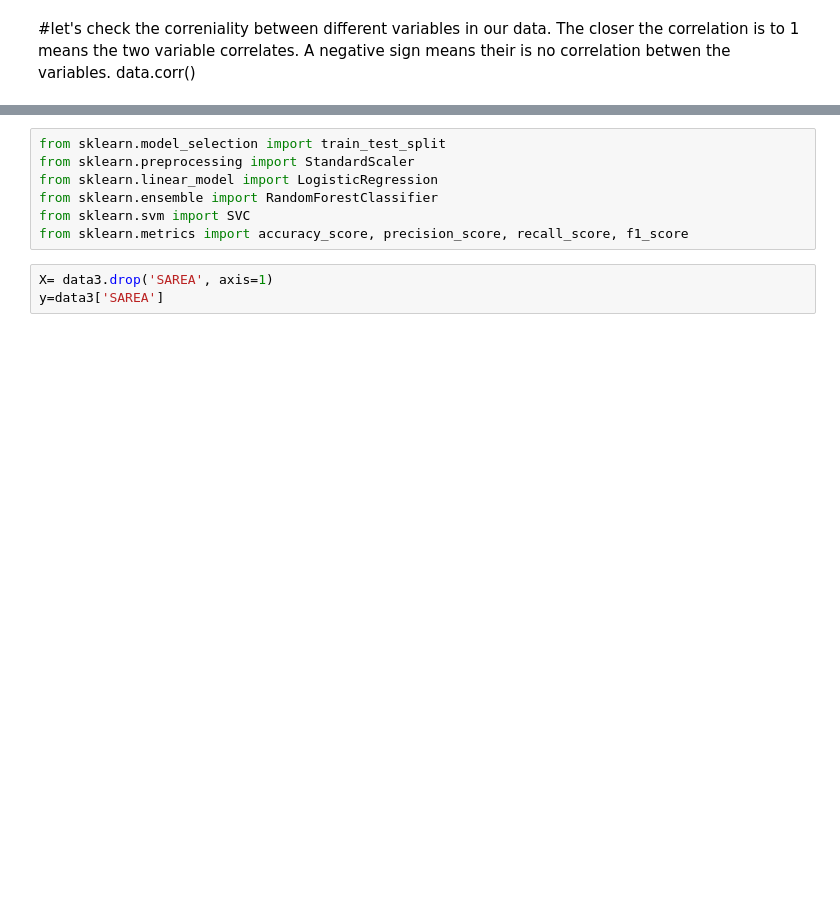
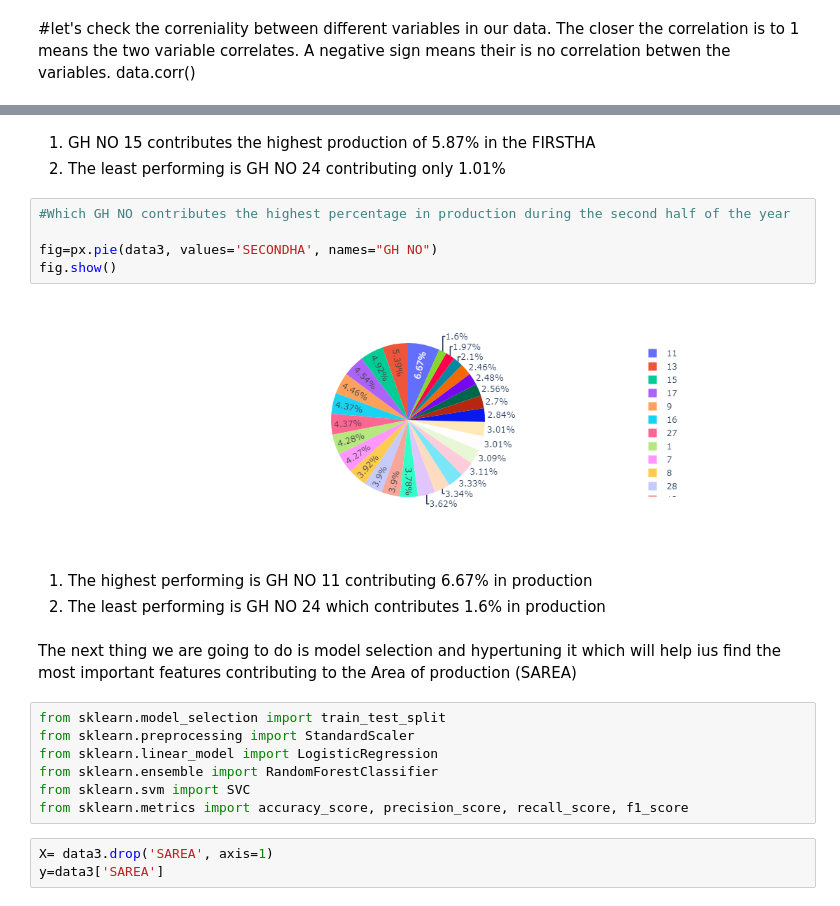
Before and after one commit to LilianNekesa/DataScience, a Jupyter notebook: finalproject.ipynb, the cells around one changed output, grey strips where cells are left out. Saved outputs shown, nothing was run; the diff lists cells and outputs as text; blank space fills up the shorter version.

```diff
--- a/finalproject.ipynb
+++ b/finalproject.ipynb
@@ -624,3 +652,18 @@ fig.show()
+# %% [markdown]
+1. GH NO 15 contributes the highest production of 5.87% in the FIRSTHA
+2. The least performing is GH NO 24 contributing only 1.01%
+# %%
+#Which GH NO contributes the highest percentage in production during the second half of the year
+
+fig=px.pie(data3, values='SECONDHA', names="GH NO")
+fig.show()
+# %% [output]
+[figure, added]
+# %% [markdown]
+1. The highest performing is GH NO 11 contributing 6.67% in production
+2. The least performing is GH NO 24 which contributes 1.6% in production
+# %% [markdown]
+The next thing we are going to do is model selection and hypertuning it which will help ius find the most important features contributing to the Area of production (SAREA)
 # %%
 from sklearn.model_selection import train_test_split
 from sklearn.preprocessing import StandardScaler
```
Also changed, not shown: parts of 37 cells of this notebook.
